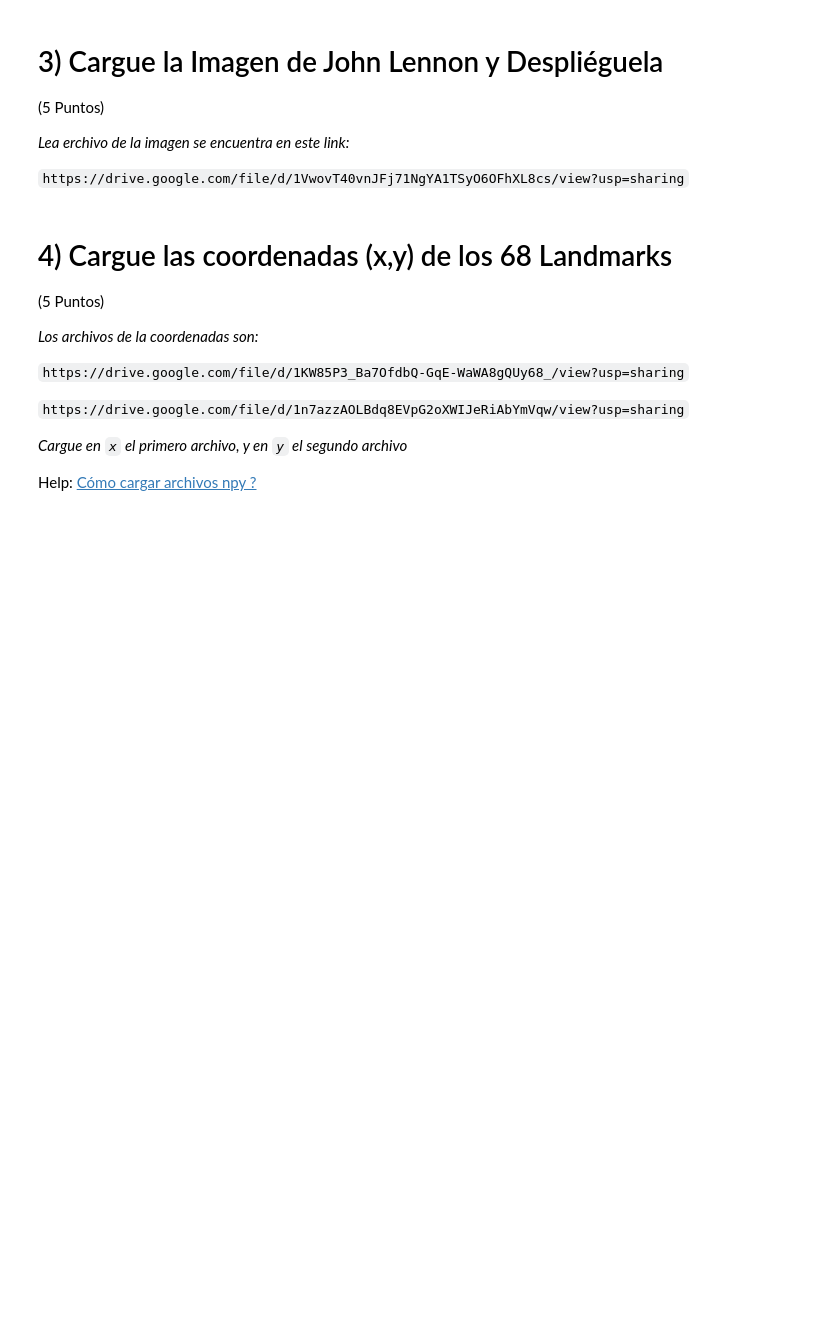
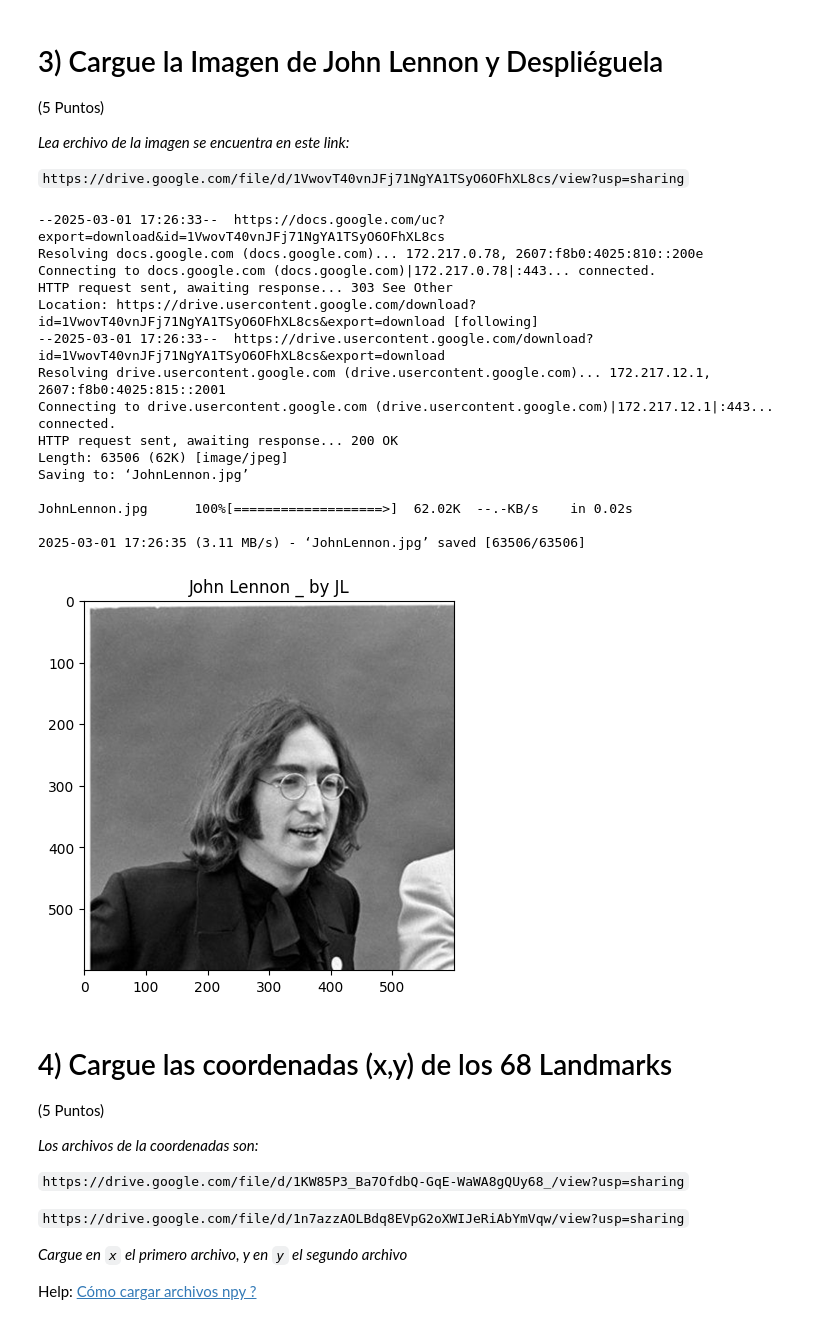
Before and after one commit to G2JL/Computer_Vision, a Jupyter notebook: 1902172_VC_A1_Puntos_lineas.ipynb, the cells around one changed output. Cells and saved outputs as stored; diff of their text form; code cells hidden in the pictures; blank space fills up the shorter version.

```diff
--- a/1902172_VC_A1_Puntos_lineas.ipynb
+++ b/1902172_VC_A1_Puntos_lineas.ipynb
@@ -65,3 +124,33 @@ import cv2
+# %%
+ # PREGUNTA 3: ESCRIBA CODIGO AQUI
+
+ #----Cargar imagen----
+import cv2
+!wget --no-check-certificate 'https://docs.google.com/uc?export=download&id=1VwovT40vnJFj71NgYA1TSyO6OFhXL8cs' -O JohnLennon.jpg
+
+ #----Mostrar imagen----
+I = cv2.imread('JohnLennon.jpg')
+
+plt.imshow(I)
+plt.title('John Lennon _ by JL')
+plt.show()
+# %% [output]
+--2025-03-01 17:26:33--  https://docs.google.com/uc?export=download&id=1VwovT40vnJFj71NgYA1TSyO6OFhXL8cs
+Resolving docs.google.com (docs.google.com)... 172.217.0.78, 2607:f8b0:4025:810::200e
+Connecting to docs.google.com (docs.google.com)|172.217.0.78|:443... connected.
+HTTP request sent, awaiting response... 303 See Other
+Location: https://drive.usercontent.google.com/download?id=1VwovT40vnJFj71NgYA1TSyO6OFhXL8cs&export=download [following]
+--2025-03-01 17:26:33--  https://drive.usercontent.google.com/download?id=1VwovT40vnJFj71NgYA1TSyO6OFhXL8cs&export=download
+Resolving drive.usercontent.google.com (drive.usercontent.google.com)... 172.217.12.1, 2607:f8b0:4025:815::2001
+Connecting to drive.usercontent.google.com (drive.usercontent.google.com)|172.217.12.1|:443... connected.
+HTTP request sent, awaiting response... 200 OK
+Length: 63506 (62K) [image/jpeg]
+Saving to: ‘JohnLennon.jpg’
+
+JohnLennon.jpg      100%[===================>]  62.02K  --.-KB/s    in 0.02s
+
+2025-03-01 17:26:35 (3.11 MB/s) - ‘JohnLennon.jpg’ saved [63506/63506]
+[figure, added]
 # %% [markdown]
 # 4) Cargue las coordenadas (x,y) de los 68 Landmarks
 
```
Also changed, not shown: parts of 15 cells of this notebook.
